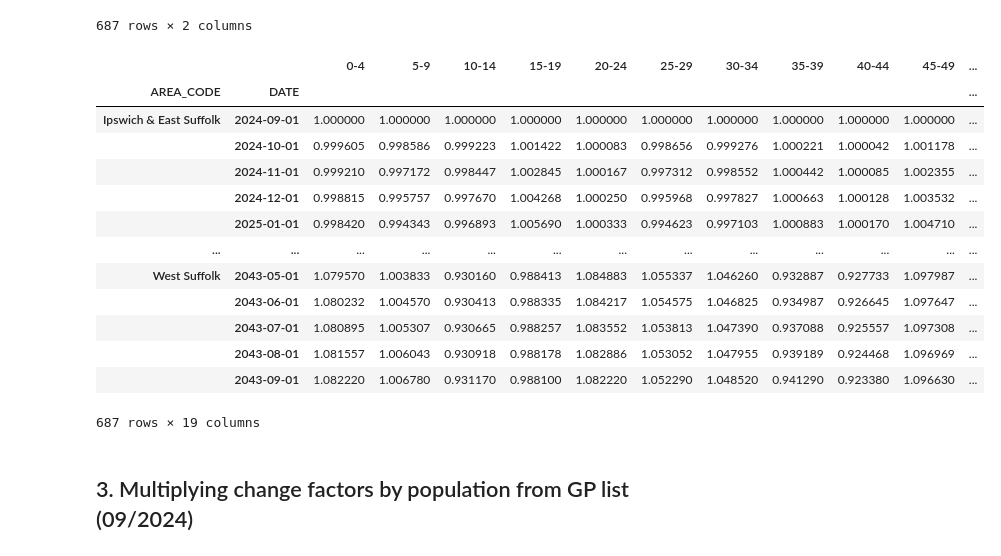
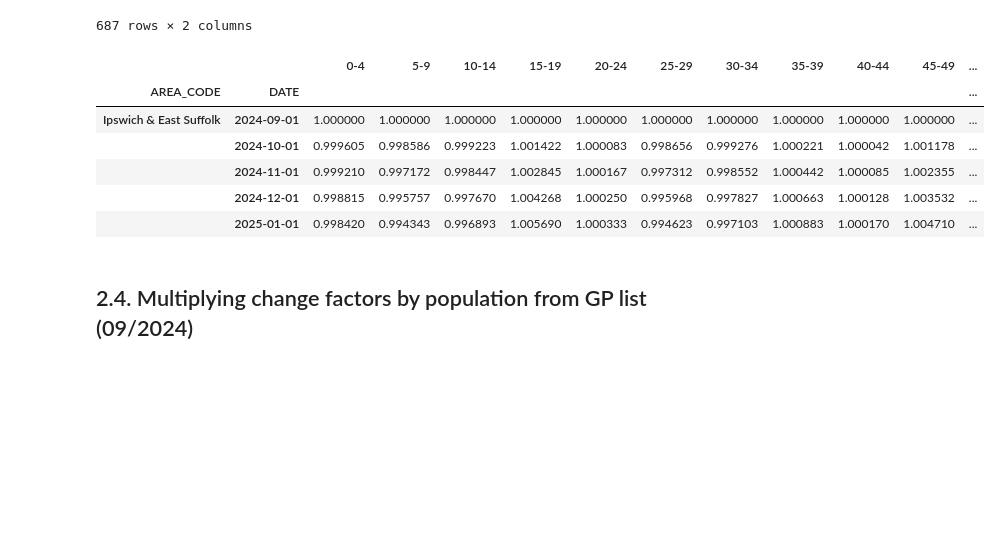
Before and after one commit to Norfolk-Suffolk-ICS/PrimaryCareDemandAndCapacity, a Jupyter notebook: notebooks/2d_Appointments.ipynb, the cells around one changed output. Cells and saved outputs as stored; diff of their text form; code cells hidden in the pictures; blank space fills up the shorter version.

```diff
--- a/notebooks/2d_Appointments.ipynb
+++ b/notebooks/2d_Appointments.ipynb
@@ -339,11 +347,17 @@ def transpose_dataframe(df):
     df_['DATE'] = pd.to_datetime(df_['DATE'])
     return df_
 
+transformed_projections = {}
 
-principal_projections_df_ = (principal_projections_df
-                            .pipe(calculate_population_change_factor)
-                            .pipe(transpose_dataframe))
-principal_projections_df_.head()
+
+for scenario_name, df in ons_projections.items():
+    # Apply the pipeline to each DataFrame and store the result in `transformed_projections`
+    transformed_projections[scenario_name] = (
+        df.pipe(calculate_population_change_factor)
+          .pipe(transpose_dataframe)
+    )
+
+transformed_projections['Principal projection'].head()
 # %% [output]
 |  | DATE | AREA_CODE | 0-4 | 5-9 | 10-14 | 15-19 | 20-24 | 25-29 | 30-34 | 35-39 | ... | ... |
 | 0 | 2024-09-01 | Ipswich & East Suffolk | 1.00000 | 1.00000 | 1.00000 | 1.00000 | 1.00000 | 1.00000 | 1.00000 | 1.00000 | ... | ... |
@@ -355,7 +369,10 @@ principal_projections_df_.head()
 # %% [markdown]
 ### 2.3. Making synthetic data using interpolation
 # %%
-date_range_df = pd.DataFrame(pd.date_range(start=dt.date(year=int(principal_projections_df.T.index[0]),month=9,day=1), end=dt.date(year=int(principal_projections_df.T.index[-1]),month=9,day=1), freq='MS')).rename(columns={0:'DATE'})
+ons_principal_projection = catalog.get_scenario_catalog_entry_by_name(ONS_POPULATION_CATALOG,'Principal projection')
+principal_projections_df = ons_principal_projection.load()
+
+date_range_df = pd.DataFrame(pd.date_range(start=dt.date(year=int(principal_projections_df.T.index[11]),month=9,day=1), end=dt.date(year=int(principal_projections_df.T.index[-1]),month=9,day=1), freq='MS')).rename(columns={0:'DATE'})
 date_range_df = date_range_df.loc[date_range_df.index.repeat(3)]
 date_range_df['AREA_CODE'] = SNEE_SUB_ICB_NAMES * (len(date_range_df) // len(SNEE_SUB_ICB_NAMES))
 
@@ -375,25 +392,22 @@ date_range_df
 | 228 | 2043-09-01 | West Suffolk |
 687 rows × 2 columns
 # %%
-interpolated_df = pd.merge(date_range_df, principal_projections_df_, on=('DATE','AREA_CODE'), how='left')
-interpolated_df = interpolated_df.sort_values(by=['AREA_CODE', 'DATE']).reset_index(drop=True)
-interpolated_df = interpolated_df.interpolate(method='linear')
-interpolated_df = interpolated_df.set_index(['AREA_CODE','DATE'])
-interpolated_df
+projections_interpolated = {}
+
+for scenario_name, df in transformed_projections.items():
+    projections_interpolated[scenario_name] = pd.merge(date_range_df, df, on=('DATE','AREA_CODE'), how='left')
+    projections_interpolated[scenario_name] = projections_interpolated[scenario_name].sort_values(by=['AREA_CODE', 'DATE']).reset_index(drop=True)
+    projections_interpolated[scenario_name] = projections_interpolated[scenario_name].interpolate(method='linear')
+    projections_interpolated[scenario_name] = projections_interpolated[scenario_name].set_index(['AREA_CODE','DATE'])
+
+projections_interpolated['Principal projection'].head()
 # %% [output]
 |  |  | 0-4 | 5-9 | 10-14 | 15-19 | 20-24 | 25-29 | 30-34 | 35-39 | 40-44 | 45-49 | ... |
 | AREA_CODE | DATE |  |  |  |  |  |  |  |  |  |  | ... |
 | Ipswich & East Suffolk | 2024-09-01 | 1.000000 | 1.000000 | 1.000000 | 1.000000 | 1.000000 | 1.000000 | 1.000000 | 1.000000 | 1.000000 | 1.000000 | ... |
 |  | 2024-10-01 | 0.999605 | 0.998586 | 0.999223 | 1.001422 | 1.000083 | 0.998656 | 0.999276 | 1.000221 | 1.000042 | 1.001178 | ... |
 |  | 2024-11-01 | 0.999210 | 0.997172 | 0.998447 | 1.002845 | 1.000167 | 0.997312 | 0.998552 | 1.000442 | 1.000085 | 1.002355 | ... |
 |  | 2024-12-01 | 0.998815 | 0.995757 | 0.997670 | 1.004268 | 1.000250 | 0.995968 | 0.997827 | 1.000663 | 1.000128 | 1.003532 | ... |
 |  | 2025-01-01 | 0.998420 | 0.994343 | 0.996893 | 1.005690 | 1.000333 | 0.994623 | 0.997103 | 1.000883 | 1.000170 | 1.004710 | ... |
-| ... | ... | ... | ... | ... | ... | ... | ... | ... | ... | ... | ... | ... |
-| West Suffolk | 2043-05-01 | 1.079570 | 1.003833 | 0.930160 | 0.988413 | 1.084883 | 1.055337 | 1.046260 | 0.932887 | 0.927733 | 1.097987 | ... |
-|  | 2043-06-01 | 1.080232 | 1.004570 | 0.930413 | 0.988335 | 1.084217 | 1.054575 | 1.046825 | 0.934987 | 0.926645 | 1.097647 | ... |
-|  | 2043-07-01 | 1.080895 | 1.005307 | 0.930665 | 0.988257 | 1.083552 | 1.053813 | 1.047390 | 0.937088 | 0.925557 | 1.097308 | ... |
-|  | 2043-08-01 | 1.081557 | 1.006043 | 0.930918 | 0.988178 | 1.082886 | 1.053052 | 1.047955 | 0.939189 | 0.924468 | 1.096969 | ... |
-|  | 2043-09-01 | 1.082220 | 1.006780 | 0.931170 | 0.988100 | 1.082220 | 1.052290 | 1.048520 | 0.941290 | 0.923380 | 1.096630 | ... |
-687 rows × 19 columns
 # %% [markdown]
-## 3. Multiplying change factors by population from GP list (09/2024)
+## 2.4. Multiplying change factors by population from GP list (09/2024)
```
Also changed, not shown: parts of 37 cells of this notebook, 2 other files.
